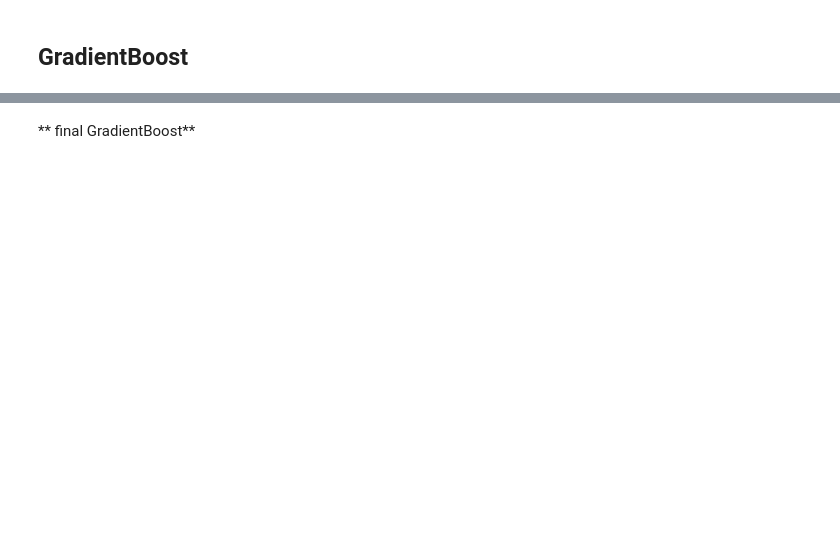
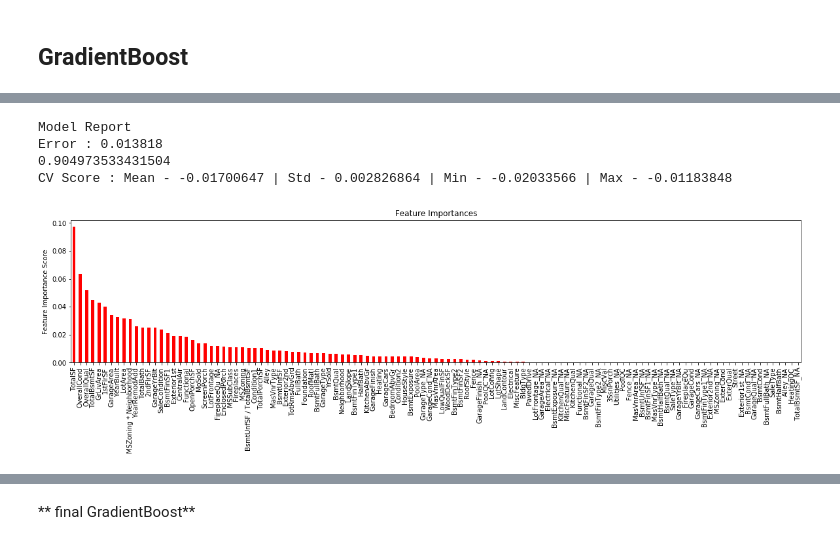
Before and after one commit to aungshumaan/MachineLearning_Housing, a Jupyter notebook: Melanie/final_analysis.ipynb, the cells around one changed output, grey strips where cells are left out. Saved outputs shown, nothing was run; the diff lists cells and outputs as text; code cells hidden in the pictures; blank space fills up the shorter version.

```diff
--- a/Melanie/final_analysis.ipynb
+++ b/Melanie/final_analysis.ipynb
@@ -548,5 +716,5 @@ gsearch2 = GridSearchCV(estimator = GradientBoostingRegressor(n_estimators=100,
                                                               random_state=10),
 param_grid = param_test2, scoring='neg_mean_squared_error',n_jobs=-1,iid=False, cv=5)
 
-gsearch2.fit(X_train, Y_train)
+gsearch2.fit(x_train, y_train)
 gsearch2.grid_scores_, gsearch2.best_params_, gsearch2.best_score_
@@ -557,10 +743,10 @@ gsearch3 = GridSearchCV(estimator = GradientBoostingRegressor(n_estimators=100,
                                                               learning_rate=0.1,
                                                               min_samples_split=200,
                                                               min_samples_leaf=50,
-                                                              max_depth=7,
+                                                              max_depth=5,
                                                               max_features='sqrt',
                                                               subsample=0.8,
                                                               random_state=10),
 param_grid = param_test3, scoring='neg_mean_squared_error',n_jobs=-1,iid=False, cv=5)
-gsearch3.fit(X_train,Y_train)
+gsearch3.fit(x_train,y_train)
 gsearch3.grid_scores_, gsearch3.best_params_, gsearch3.best_score_
@@ -567,5 +771,11 @@ gsearch3.grid_scores_, gsearch3.best_params_, gsearch3.best_score_
 # %%
-modelfitGB(gsearch3.best_estimator_, X_train, features)
+modelfitGB(gsearch3.best_estimator_, x_train, features)
+# %% [output]
+Model Report
+Error : 0.013818
+0.904973533431504
+CV Score : Mean - -0.01700647 | Std - 0.002826864 | Min - -0.02033566 | Max - -0.01183848
+[figure, added]
 # %%
 param_test4 = {'max_features':[5, 10,20,30,40,50,60,70,80]}
 
```
Also changed, not shown: parts of 31 cells of this notebook, 2 other files.
